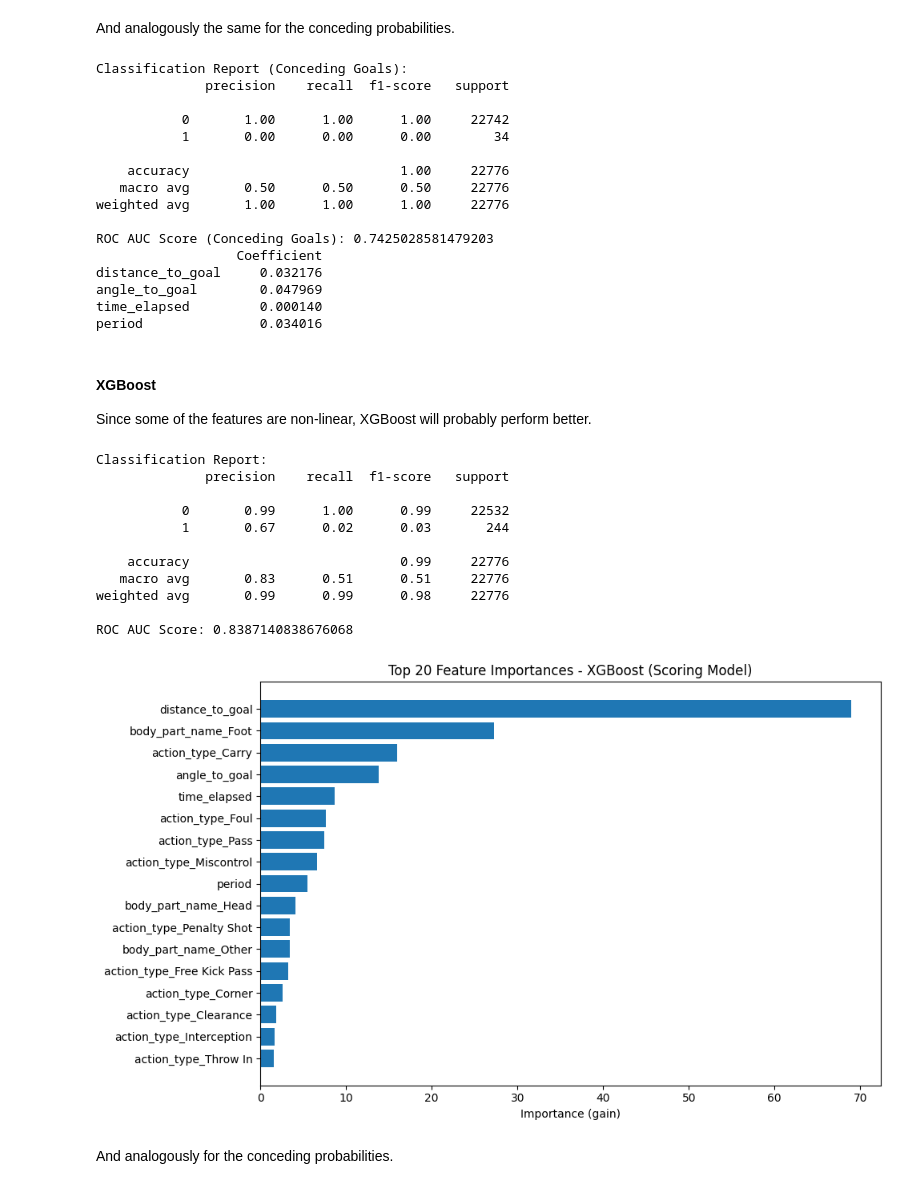
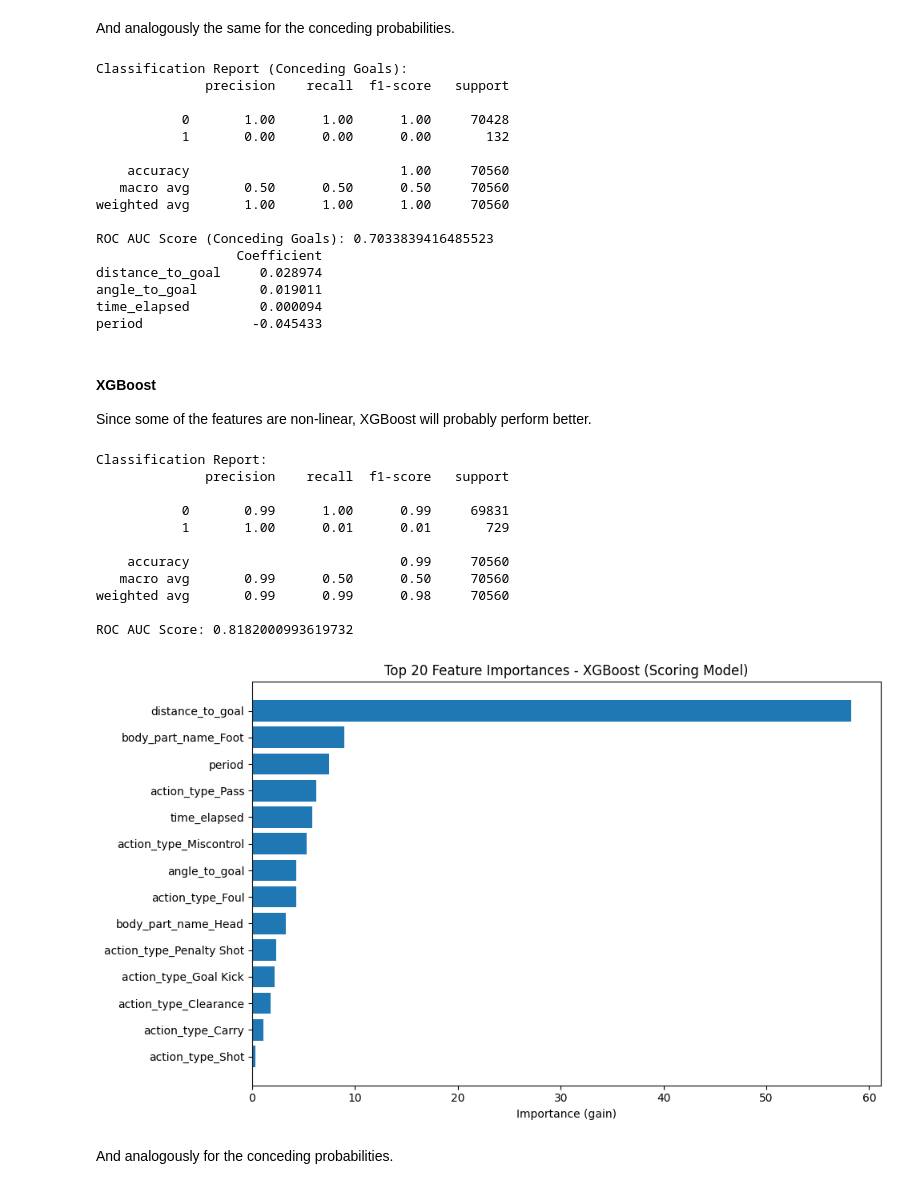
Before and after one commit to manueltuor/Data-Science-Project, a Jupyter notebook: 2_Training_Model.ipynb, the cells around one changed output. Cells and saved outputs as stored; diff of their text form; code cells hidden in the pictures.

```diff
--- a/2_Training_Model.ipynb
+++ b/2_Training_Model.ipynb
@@ -12,7 +12,7 @@ from sklearn.linear_model import LogisticRegression
 from sklearn.model_selection import train_test_split
 from sklearn.metrics import classification_report, roc_auc_score
 
-df_model = pd.read_csv("data_cleaned.csv")
+df_model = pd.read_pickle("data/data_cleaned.pkl")
 # %% [markdown]
 ### Encoding ###
 
@@ -38,7 +38,7 @@ df_model = df_model.dropna(subset=features + [target])
 X = df_model[features]
 y = df_model[target]
 
-X_train, X_test, y_train, y_test = train_test_split(X, y, test_size=0.2, random_state=42)
+X_train, X_test, y_train, y_test = train_test_split(X, y, test_size=0.5, stratify=y)
 
 model = LogisticRegression()
 model.fit(X_train, y_train)
@@ -84,7 +91,7 @@ target_opponent = 'label_opponent_goal'
 X_opp = df_model[features]
 y_opp = df_model[target_opponent]
 
-X_train_opp, X_test_opp, y_train_opp, y_test_opp = train_test_split(X_opp, y_opp, test_size=0.2, random_state=42)
+X_train_opp, X_test_opp, y_train_opp, y_test_opp = train_test_split(X_opp, y_opp, test_size=0.5, stratify=y_opp)
 
 model_opp = LogisticRegression()
 model_opp.fit(X_train_opp, y_train_opp)
@@ -108,19 +115,19 @@ print(coeff_opp_df)
 Classification Report (Conceding Goals):
               precision    recall  f1-score   support
 
-           0       1.00      1.00      1.00     22742
-           1       0.00      0.00      0.00        34
+           0       1.00      1.00      1.00     70428
+           1       0.00      0.00      0.00       132
 
-    accuracy                           1.00     22776
-   macro avg       0.50      0.50      0.50     22776
-weighted avg       1.00      1.00      1.00     22776
+    accuracy                           1.00     70560
+   macro avg       0.50      0.50      0.50     70560
+weighted avg       1.00      1.00      1.00     70560
 
-ROC AUC Score (Conceding Goals): 0.7425028581479203
+ROC AUC Score (Conceding Goals): 0.7033839416485523
                   Coefficient
-distance_to_goal     0.032176
-angle_to_goal        0.047969
-time_elapsed         0.000140
-period               0.034016
+distance_to_goal     0.028974
+angle_to_goal        0.019011
+time_elapsed         0.000094
+period              -0.045433
 # %% [markdown]
 #### XGBoost ####
 
@@ -141,7 +148,7 @@ df_model = df_model.dropna(subset=features + [target])
 X = df_model[features]
 y = df_model[target]
 
-X_train, X_test, y_train, y_test = train_test_split(X, y, test_size=0.2, random_state=42)
+X_train, X_test, y_train, y_test = train_test_split(X, y, test_size=0.5, stratify=y)
 
 xgb_model = XGBClassifier(
     n_estimators=100,
@@ -156,40 +163,40 @@ xgb_model.fit(X_train, y_train)
 y_pred = xgb_model.predict(X_test)
 y_prob = xgb_model.predict_proba(X_test)[:, 1]
 
 print("Classification Report:")
 print(classification_report(y_test, y_pred))
 
 print("ROC AUC Score:", roc_auc_score(y_test, y_prob))
 
 y_prob_all = xgb_model.predict_proba(df_model[features])[:, 1]
 df_model = df_model.copy()
 df_model['predicted_goal_prob'] = y_prob_all
 
 importance_dict = xgb_model.get_booster().get_score(importance_type='gain')
 
 importance_df = pd.DataFrame.from_dict(importance_dict, orient='index', columns=['importance'])
 importance_df = importance_df.reset_index().rename(columns={'index': 'feature'})
 importance_df = importance_df.sort_values(by='importance', ascending=False)
 
 plt.figure(figsize=(10, 6))
 plt.barh(importance_df['feature'][:20][::-1], importance_df['importance'][:20][::-1])
 plt.xlabel('Importance (gain)')
 plt.title('Top 20 Feature Importances - XGBoost (Scoring Model)')
 plt.tight_layout()
 plt.show()
 # %% [output]
 Classification Report:
               precision    recall  f1-score   support
 
-           0       0.99      1.00      0.99     22532
-           1       0.67      0.02      0.03       244
+           0       0.99      1.00      0.99     69831
+           1       1.00      0.01      0.01       729
 
-    accuracy                           0.99     22776
-   macro avg       0.83      0.51      0.51     22776
-weighted avg       0.99      0.99      0.98     22776
+    accuracy                           0.99     70560
+   macro avg       0.99      0.50      0.50     70560
+weighted avg       0.99      0.99      0.98     70560
 
-ROC AUC Score: 0.8387140838676068
+ROC AUC Score: 0.8182000993619732
-[figure, old version]
+[figure, new version]
 # %% [markdown]
 And analogously for the conceding probabilities.
 # %%
```
Also changed, not shown: parts of 5 cells of this notebook, 3 other files.
